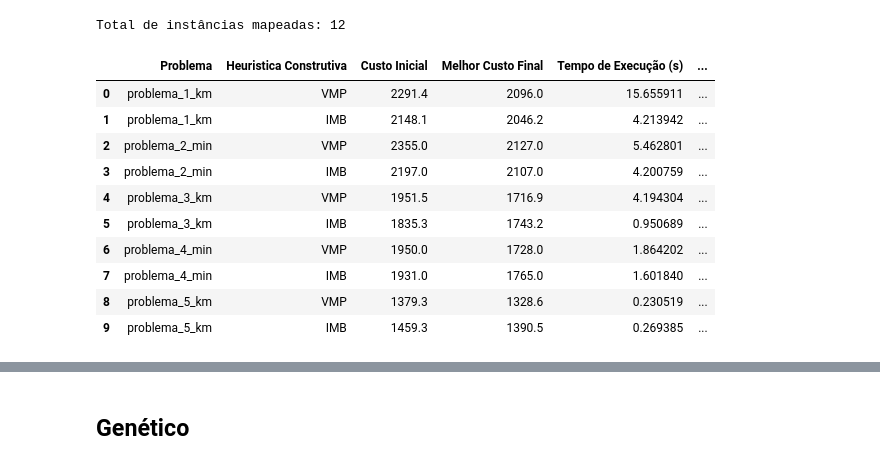
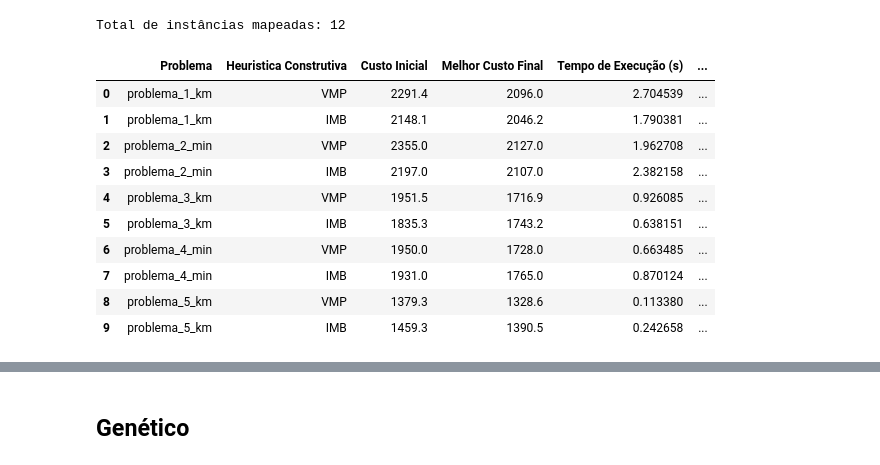
Before and after one commit to SamuelMoraisdRS/PCV, a Jupyter notebook: PCV.ipynb, the cells around one changed output, grey strips where cells are left out. Saved outputs shown, nothing was run; the diff lists cells and outputs as text; code cells hidden in the pictures.

Commit message:
refact: Otimizar notebook base
- Usar sets no crossover_ox
- Usar numpy.ndarray na funcao calcular_custo
- Remover copias desnecessarias na inverasao

```diff
--- a/PCV.ipynb
+++ b/PCV.ipynb
@@ -71,6 +70,34 @@ def calcular_custo(solucao, grafo):
         v2 = solucao[prox]
         custo += grafo[v1][v2 - 1]
     return custo
+# %%
+#def calcular_custo_opt(solucao, grafo_np):
+#    if len(solucao) <= 1:
+#        return 0
+#    custo = 0
+#    for prox in range(1, len(solucao)):
+#        # NOTE : Subtrai por 1 p se adequar ao índice 0 do numpy
+#        v1 = solucao[prox - 1] - 1
+#        v2 = solucao[prox] - 1
+#        custo += grafo_np[v1, v2]
+#    return custo
+def calcular_custo_opt(solucao, grafo_np):
+    if len(solucao) <= 1:
+        return 0
+
+    # Se o array NumPy ainda contiver a primeira coluna de índices (IDs),
+    # nós a ignoramos pegando apenas da segunda coluna em diante (índice 1:)
+    if grafo_np.shape[1] == grafo_np.shape[0] + 1:
+        grafo_limpo = grafo_np[:, 1:]
+    else:
+        grafo_limpo = grafo_np
+
+    custo = 0
+    for prox in range(1, len(solucao)):
+        v1 = solucao[prox - 1] - 1
+        v2 = solucao[prox] - 1
+        custo += grafo_limpo[v1, v2]
+    return custo
 # %% [markdown]
 #### Busca Local Melhoria 1
 # %% [markdown]
@@ -151,12 +201,10 @@ def inversao(solucao: list):
     # Inverte um segmento interno do caminho
     for idx_inicio in range(1, len(solucao) - 1):
         for idx_fim in range(2, len(solucao) - 1):
-            solucao_cp = solucao[:]
             # Segmento a inverter
-            sublista = solucao_cp[idx_inicio:idx_fim]
-            sublista.reverse()
+            sublista = solucao[idx_inicio:idx_fim]
             # Reconstrói a solução com o segmento invertido
-            yield solucao_cp[:idx_inicio] + sublista + solucao_cp[idx_fim:]
+            yield solucao[:idx_inicio] + sublista[::-1] + solucao[idx_fim:]
 # %% [markdown]
 ## Busca por vizinho mais próximo
 # %% [markdown]
@@ -273,7 +362,7 @@ def aplicar_problema(grafo, inicial, heuristica_construtiva, heuristicas_busca_l
 
     return melhor_caminho, melhor_custo, heuristica_melhor_solucao
 # %%
-def aplicar_problema_rastreado(grafo, inicial, heuristica_construtiva, heuristicas_busca_local, out=False):
+def aplicar_problema_rastreado(grafo, inicial, heuristica_construtiva, heuristicas_busca_local, grafo_np, out=False):
     # Gera a solução inicial via Heurística Construtiva
     caminho, custo = heuristica_construtiva(grafo, inicial)
 
@@ -290,7 +379,7 @@ def aplicar_problema_rastreado(grafo, inicial, heuristica_construtiva, heuristic
             melhoria = False
             execucoes_por_heuristica[heuristica.__name__] += 1
             for nova_solucao in heuristica(caminho_atual):
-                novo_custo = calcular_custo(nova_solucao, grafo)
+                novo_custo = calcular_custo_opt(nova_solucao, grafo_np)
                 if novo_custo < custo_atual:
                     caminho_atual = nova_solucao
                     custo_atual = novo_custo
@@ -378,7 +467,7 @@ for nome, grafo, idx in problemas_mapeados:
     # VMP + BLs
     t0 = time.perf_counter()
     rota_final_vmp, custo_final_vmp, rota_init_vmp, custo_init_vmp, contagens_vmp = aplicar_problema_rastreado(
-        grafo, 1, vizinho_mais_proximo, heuristicas_bl
+        grafo, 1, vizinho_mais_proximo, heuristicas_bl, grafo.to_numpy()
     )
     tempo_total_vmp = time.perf_counter() - t0
 
@@ -398,44 +487,44 @@ for nome, grafo, idx in problemas_mapeados:
         'Melhor Rota': rota_final_vmp
     })
 
     # IMB + BLs
     t0 = time.perf_counter()
     rota_final_imb, custo_final_imb, rota_init_imb, custo_init_imb, contagens_imb = aplicar_problema_rastreado(
-        grafo, 1, insercao_mais_barata, heuristicas_bl
+        grafo, 1, insercao_mais_barata, heuristicas_bl, grafo.to_numpy()
     )
     tempo_total_imb = time.perf_counter() - t0
 
     # Registra no array global
     resultados_imb[idx] = rota_init_imb
     resultados_imb_busca_local[idx] = rota_final_imb
 
     metricas_consolidadas.append({
         'Problema': nome,
         'Heuristica Construtiva': 'IMB',
         'Custo Inicial': custo_init_imb,
         'Melhor Custo Final': custo_final_imb,
         'Tempo de Execução (s)': tempo_total_imb,
         'Execuções Swap': contagens_imb['swap'],
         'Execuções Shift': contagens_imb['shift'],
         'Execuções Inversao': contagens_imb['inversao'],
         'Melhor Rota': rota_final_imb
     })
 
 # TODO: IA que fez. Melhorar
 df_detalhado_pipeline = pd.DataFrame(metricas_consolidadas)
 display(df_detalhado_pipeline.head(10))
 # %% [output]
 |  | Problema | Heuristica Construtiva | Custo Inicial | Melhor Custo Final | Tempo de Execução (s) | ... |
-| 0 | problema_1_km | VMP | 2291.4 | 2096.0 | 15.655911 | ... |
-| 1 | problema_1_km | IMB | 2148.1 | 2046.2 | 4.213942 | ... |
-| 2 | problema_2_min | VMP | 2355.0 | 2127.0 | 5.462801 | ... |
-| 3 | problema_2_min | IMB | 2197.0 | 2107.0 | 4.200759 | ... |
-| 4 | problema_3_km | VMP | 1951.5 | 1716.9 | 4.194304 | ... |
-| 5 | problema_3_km | IMB | 1835.3 | 1743.2 | 0.950689 | ... |
-| 6 | problema_4_min | VMP | 1950.0 | 1728.0 | 1.864202 | ... |
-| 7 | problema_4_min | IMB | 1931.0 | 1765.0 | 1.601840 | ... |
-| 8 | problema_5_km | VMP | 1379.3 | 1328.6 | 0.230519 | ... |
-| 9 | problema_5_km | IMB | 1459.3 | 1390.5 | 0.269385 | ... |
+| 0 | problema_1_km | VMP | 2291.4 | 2096.0 | 2.704539 | ... |
+| 1 | problema_1_km | IMB | 2148.1 | 2046.2 | 1.790381 | ... |
+| 2 | problema_2_min | VMP | 2355.0 | 2127.0 | 1.962708 | ... |
+| 3 | problema_2_min | IMB | 2197.0 | 2107.0 | 2.382158 | ... |
+| 4 | problema_3_km | VMP | 1951.5 | 1716.9 | 0.926085 | ... |
+| 5 | problema_3_km | IMB | 1835.3 | 1743.2 | 0.638151 | ... |
+| 6 | problema_4_min | VMP | 1950.0 | 1728.0 | 0.663485 | ... |
+| 7 | problema_4_min | IMB | 1931.0 | 1765.0 | 0.870124 | ... |
+| 8 | problema_5_km | VMP | 1379.3 | 1328.6 | 0.113380 | ... |
+| 9 | problema_5_km | IMB | 1459.3 | 1390.5 | 0.242658 | ... |
 # %%
 # TODO: IA que fez. Melhorar
 idx_melhores_pipeline = df_detalhado_pipeline.groupby('Problema')['Melhor Custo Final'].idxmin()
```
Also changed, not shown: parts of 21 cells of this notebook.
